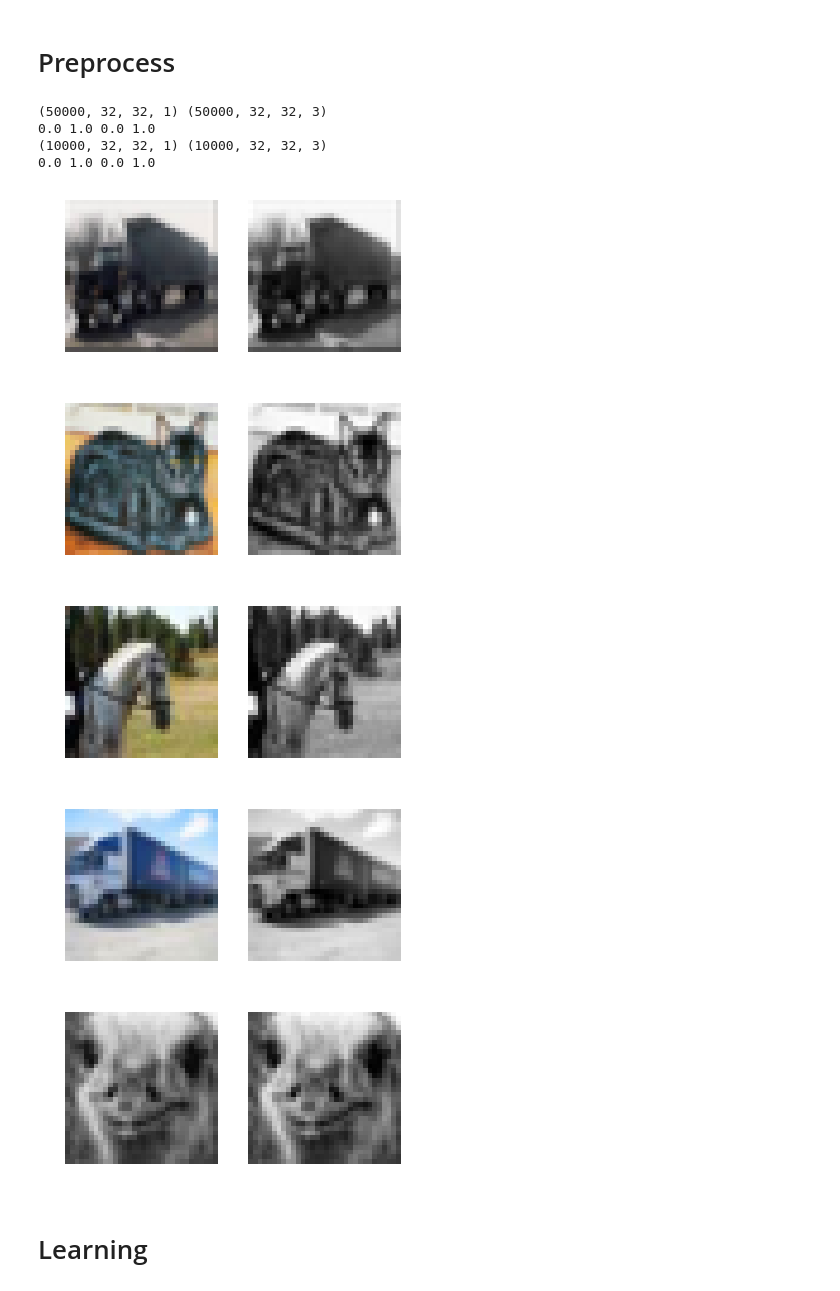
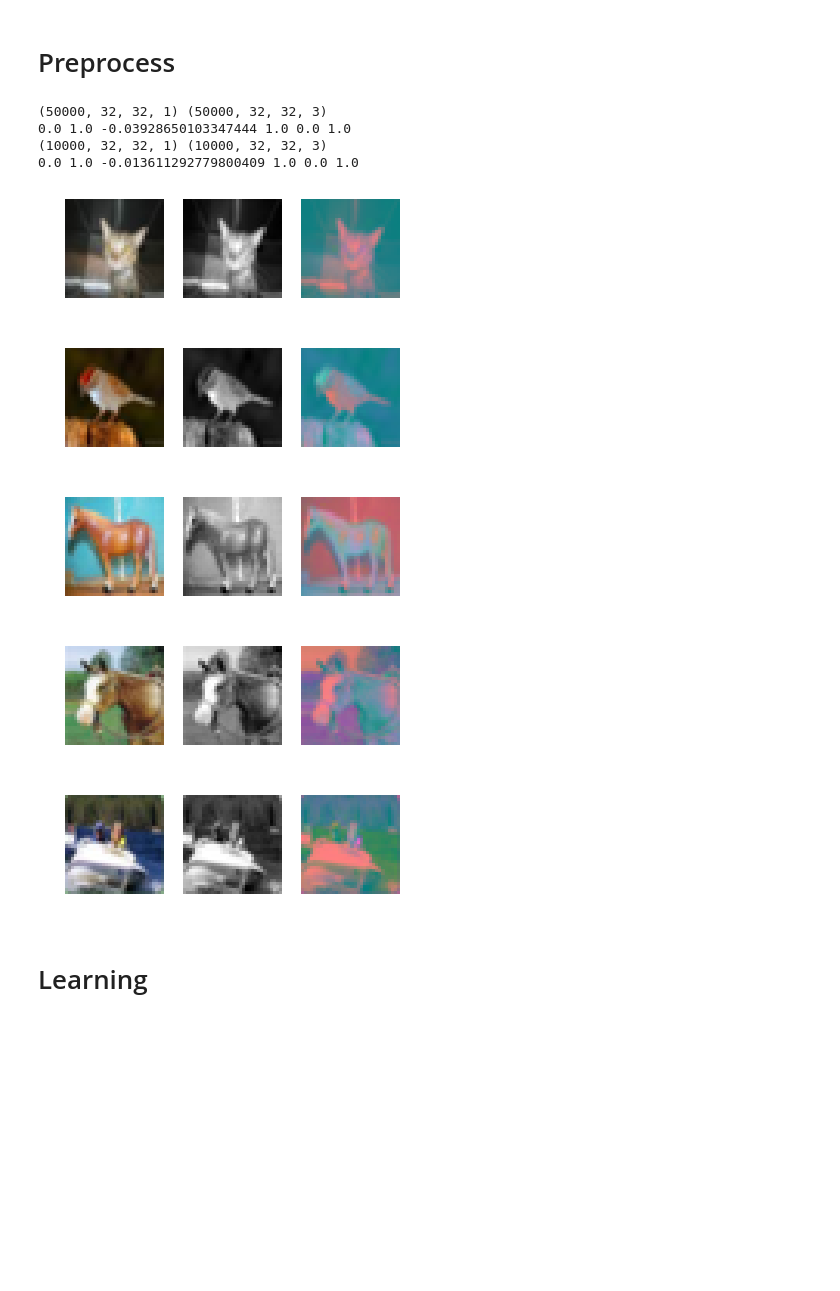
Before and after one commit to mfouda/imageColorization, a Jupyter notebook: network.ipynb, the cells around one changed output. Cells and saved outputs as stored; diff of their text form; code cells hidden in the pictures; blank space fills up the shorter version.

```diff
--- a/network.ipynb
+++ b/network.ipynb
@@ -6,12 +6,21 @@ import os
 # Load Cifar10
 # %%
 from tensorflow.python.keras.datasets import cifar10
+from skimage import io, color
 
 def loadCifar10():
     (train_images, train_labels), (test_images, test_labels) = cifar10.load_data()
     train_images, test_images = train_images.astype(float), test_images.astype(float)
     train_images /= 255.
     test_images /= 255.
+
+    train_lab = np.array([color.rgb2lab(rgb) for rgb in train_images]).astype(float)
+    test_lab = np.array([color.rgb2lab(rgb) for rgb in test_images]).astype(float)
+
+    train_lab += np.array([0, 100, 100])
+    train_lab /= np.array([100, 200, 200])
+    test_lab += np.array([0, 100, 100])
+    test_lab /= np.array([100, 200, 200])
 
     class_dict = {0 : "airplane",
                   1 : "automobile",
@@ -24,18 +33,20 @@ def loadCifar10():
                   8 : "ship",
                   9 : "truck"}
 
-    return train_images, train_labels, test_images, test_labels, class_dict, 128, 10
+    return train_images, train_lab, train_labels, test_images, test_lab, test_labels, class_dict, 256, 10
 # %% [markdown]
 # Preprocess
 # %%
-train_images, train_labels, test_images, test_labels, class_dict, batch_size, n_classes = loadCifar10()
+train_images, train_lab, train_labels, test_images, test_lab, test_labels, class_dict, batch_size, n_classes = loadCifar10()
 # %%
 from tensorflow.python.keras.utils import to_categorical
 
 #Images
-weights = [0.21, 0.72, 0.07]
-train_grays = weights[0] * train_images[:, :, :, 0] + weights[1] * train_images[:, :, :, 1] + weights[2] * train_images[:, :, :, 2]
-test_grays = weights[0] * test_images[:, :, :, 0] + weights[1] * test_images[:, :, :, 1] + weights[2] * test_images[:, :, :, 2]
+weights = np.array([0.2125, 0.7154, 0.0721])
+train_grays = np.sum(weights * train_images, axis = -1)
+test_grays = np.sum(weights * test_images, axis = -1)
+#train_grays = weights[0] * train_images[:, :, :, 0] + weights[1] * train_images[:, :, :, 1] + weights[2] * train_images[:, :, :, 2]
+#test_grays = weights[0] * test_images[:, :, :, 0] + weights[1] * test_images[:, :, :, 1] + weights[2] * test_images[:, :, :, 2]
 train_grays = np.expand_dims(train_grays, -1)
 test_grays = np.expand_dims(test_grays, -1)
 
@@ -45,29 +56,32 @@ w, h = train_grays.shape[1], train_grays.shape[2]
 train_labels, test_labels = to_categorical(train_labels), to_categorical(test_labels)
 # %%
 print(train_grays.shape, train_images.shape)
-print(np.min(train_grays), np.max(train_grays), np.min(train_images), np.max(train_images))
+print(np.min(train_grays), np.max(train_grays), np.min(train_lab), np.max(train_lab), np.min(train_images), np.max(train_images))
 print(test_grays.shape, test_images.shape)
-print(np.min(test_grays), np.max(test_grays), np.min(test_images), np.max(test_images))
+print(np.min(test_grays), np.max(test_grays), np.min(test_lab), np.max(test_lab), np.min(test_images), np.max(test_images))
 
 for i in range(5):
     ind = np.random.randint(len(test_images))
-    plt.subplot(121)
+    plt.subplot(131)
     plt.imshow(test_images[ind])
     plt.axis('off')
-    plt.subplot(122)
+    plt.subplot(132)
     plt.imshow(test_grays[ind, :, :, 0], cmap = "gray")
     plt.axis('off')
+    plt.subplot(133)
+    plt.imshow(test_lab[ind])
+    plt.axis('off')
     plt.show()
 # %% [output]
 (50000, 32, 32, 1) (50000, 32, 32, 3)
-0.0 1.0 0.0 1.0
+0.0 1.0 -0.03928650103347444 1.0 0.0 1.0
 (10000, 32, 32, 1) (10000, 32, 32, 3)
-0.0 1.0 0.0 1.0
+0.0 1.0 -0.013611292779800409 1.0 0.0 1.0
-[figure, old version]
+[figure, new version]
-[figure, old version]
+[figure, new version]
-[figure, old version]
+[figure, new version]
-[figure, old version]
+[figure, new version]
-[figure, old version]
+[figure, new version]
 # %% [markdown]
 # Learning
 # %%
```
Also changed, not shown: parts of 4 cells of this notebook.
